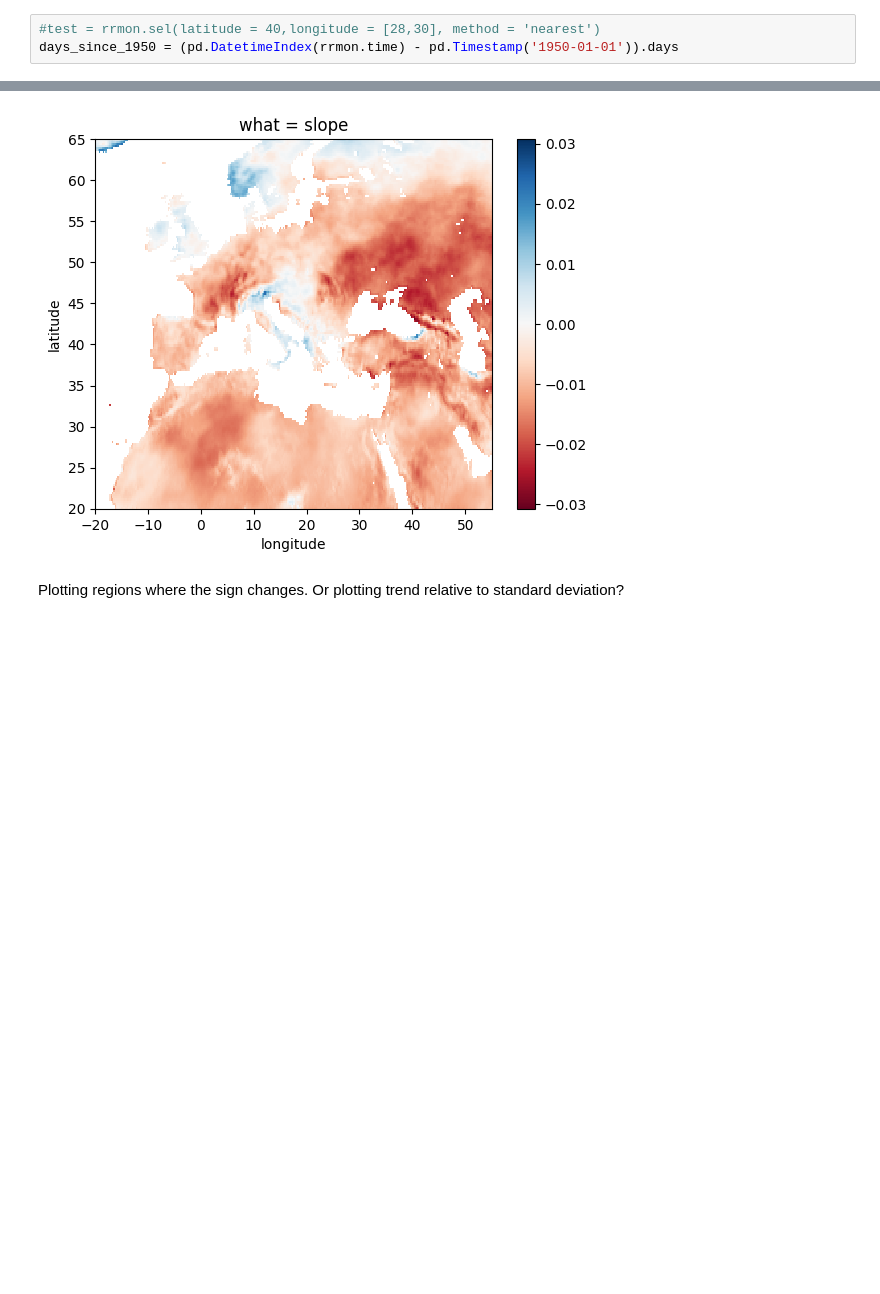
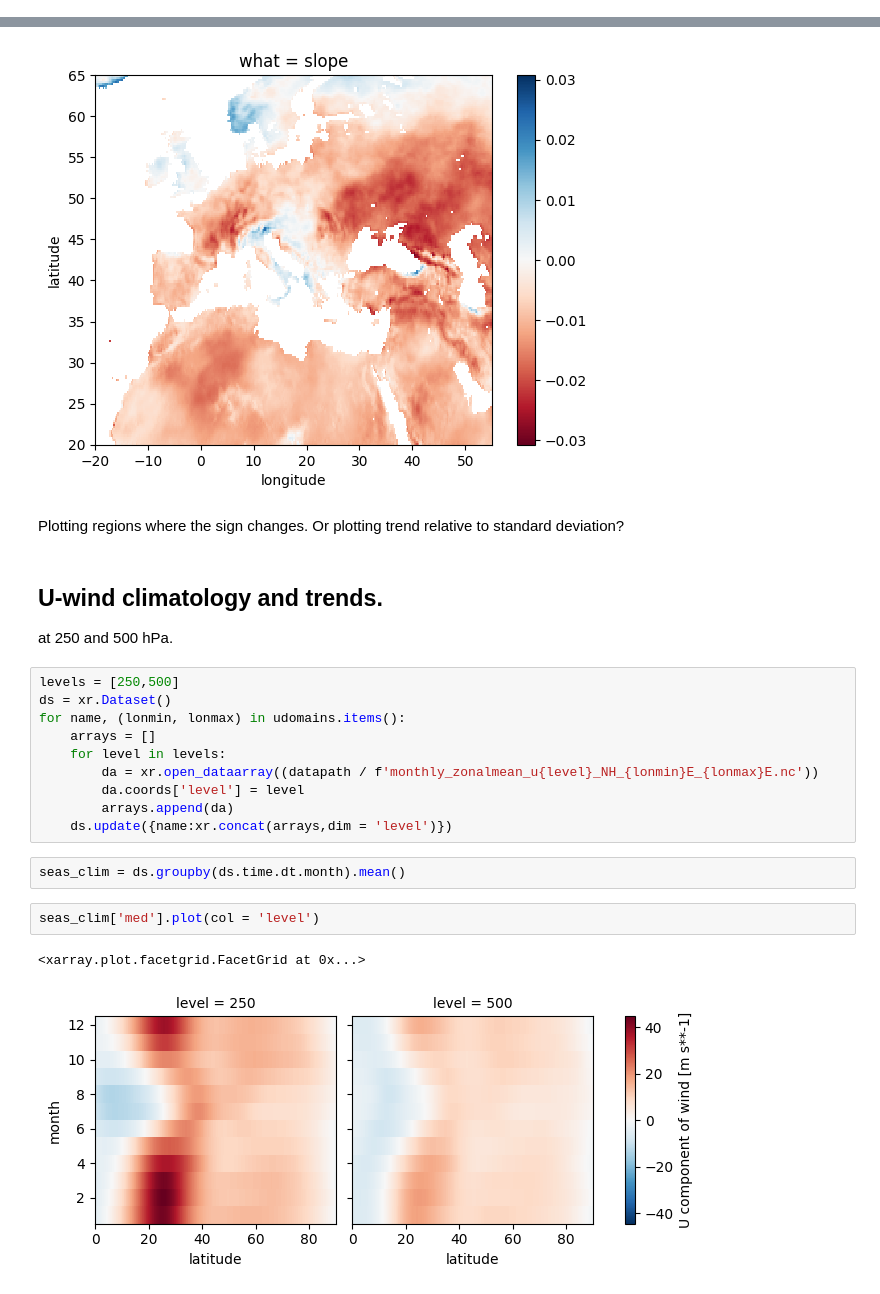
Before and after one commit to chiemvs/Medley, a Jupyter notebook: notebooks/Spatial_exploration.ipynb, the cells around one changed output, grey strips where cells are left out. Drawn from its saved outputs; the diff is of its cells as text; blank space fills up the shorter version.

Commit message:
Introduced computation of separate zonal wind speed indices, one for Atlantic domain and the other for the medditerranean domain. Investigating them in spatial_exploration notebook.

```diff
--- a/notebooks/Spatial_exploration.ipynb
+++ b/notebooks/Spatial_exploration.ipynb
@@ -27,9 +27,6 @@ ax.set_title('E-OBS rr, number of observed months since 1950-01')
 plt.show()
 # %% [output]
 [figure]
-# %%
-#test = rrmon.sel(latitude = 40,longitude = [28,30], method = 'nearest')
-days_since_1950 = (pd.DatetimeIndex(rrmon.time) - pd.Timestamp('1950-01-01')).days
 # %%
 def xr_linregress(y, x, min_count = 30):
     """
@@ -212,3 +209,23 @@ xr.where(lsmask,yearround_trend.sel(what = 'slope'), np.nan).plot(cmap = 'RdBu')
 [figure]
 # %% [markdown]
 Plotting regions where the sign changes. Or plotting trend relative to standard deviation?
+# %% [markdown]
+## U-wind climatology and trends.
+at 250 and 500 hPa.
+# %%
+levels = [250,500]
+ds = xr.Dataset()
+for name, (lonmin, lonmax) in udomains.items():
+    arrays = []
+    for level in levels:
+        da = xr.open_dataarray((datapath / f'monthly_zonalmean_u{level}_NH_{lonmin}E_{lonmax}E.nc'))
+        da.coords['level'] = level
+        arrays.append(da)
+    ds.update({name:xr.concat(arrays,dim = 'level')})
+# %%
+seas_clim = ds.groupby(ds.time.dt.month).mean()
+# %%
+seas_clim['med'].plot(col = 'level')
+# %% [output]
+<xarray.plot.facetgrid.FacetGrid at 0x...>
+[figure, added]
```
Also changed, not shown: parts of 9 cells of this notebook, 3 other files.
